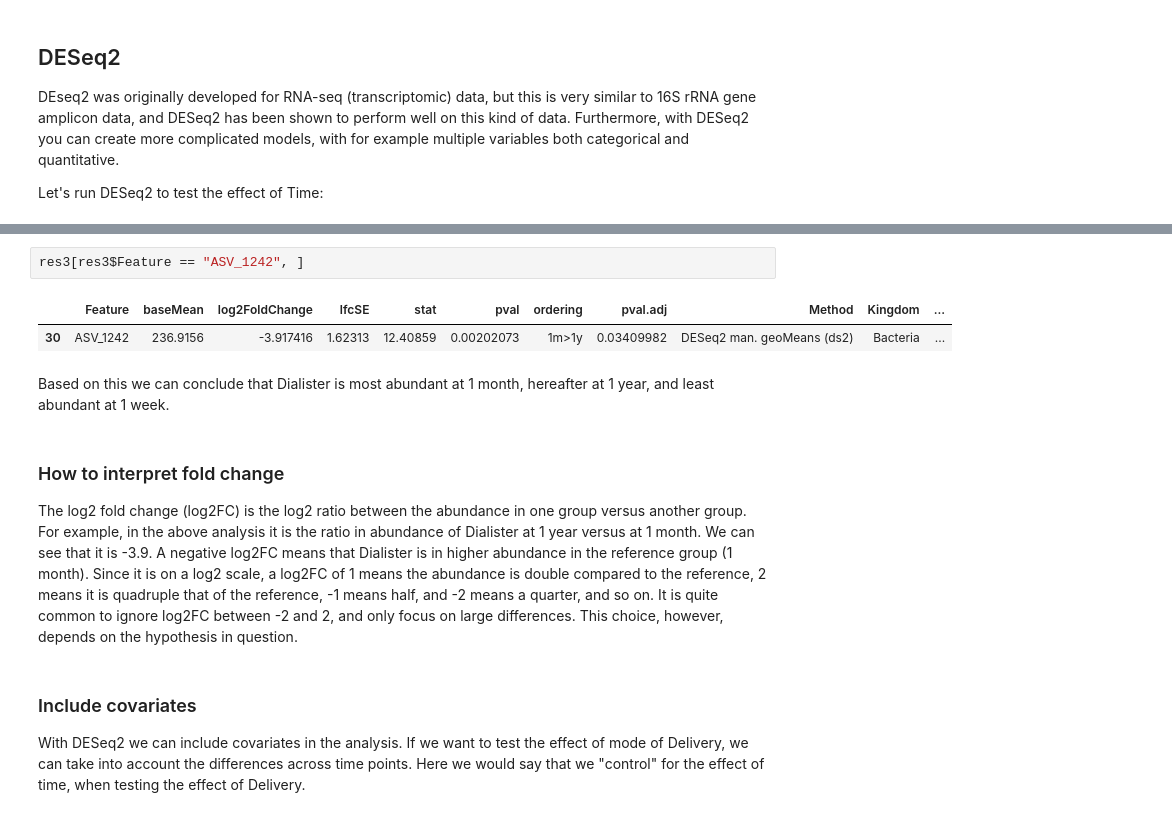
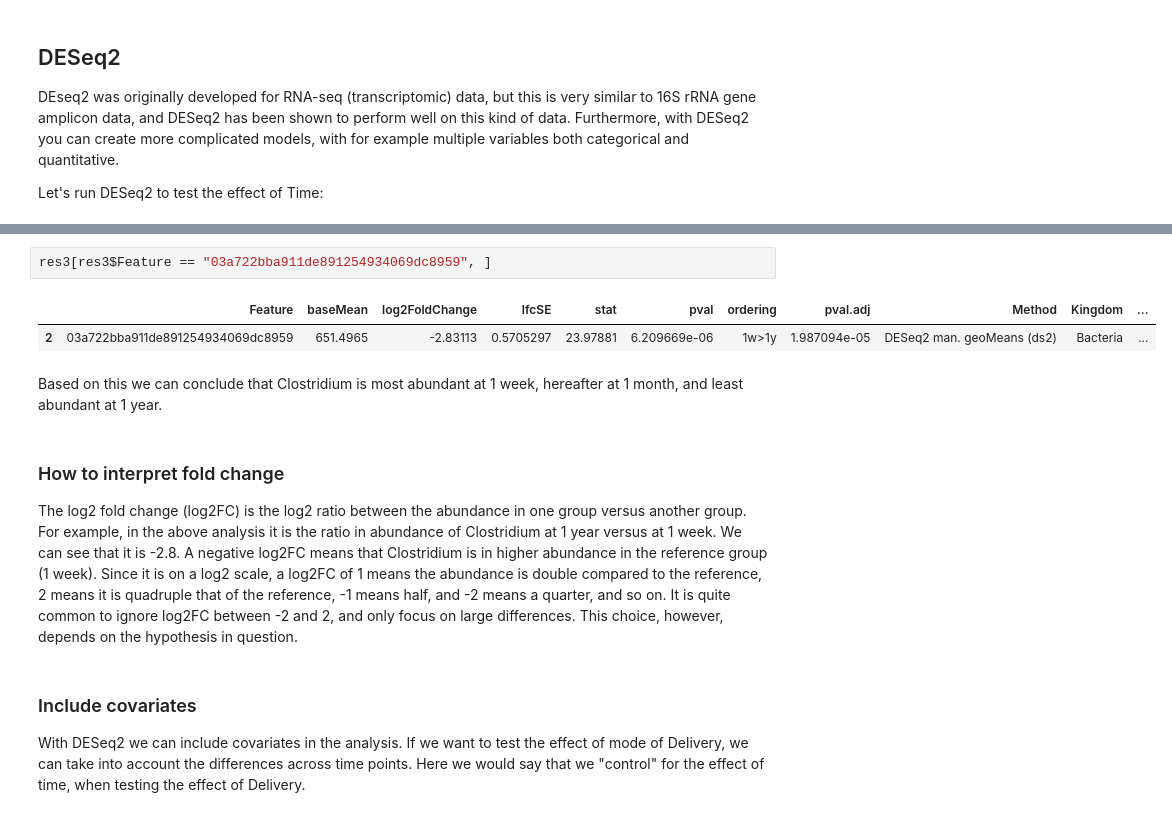
Before and after one commit to microUCPH/amplicon_data_analysis, a Jupyter notebook: ipynb/da.ipynb, the cells around one changed output, grey strips where cells are left out. Saved outputs shown, nothing was run; the diff lists cells and outputs as text.

```diff
--- a/ipynb/da.ipynb
+++ b/ipynb/da.ipynb
@@ -218,15 +239,15 @@ fitting model and testing
 estimating dispersions
 fitting model and testing
 # %%
-res3[res3$Feature == "ASV_1242", ]
+res3[res3$Feature == "03a722bba911de891254934069dc8959", ]
 # %% [output]
 |  | Feature | baseMean | log2FoldChange | lfcSE | stat | pval | ordering | pval.adj | Method | Kingdom | ... |
-| 30 | ASV_1242 | 236.9156 | -3.917416 | 1.62313 | 12.40859 | 0.00202073 | 1m>1y | 0.03409982 | DESeq2 man. geoMeans (ds2) | Bacteria | ... |
+| 2 | 03a722bba911de891254934069dc8959 | 651.4965 | -2.83113 | 0.5705297 | 23.97881 | 6.209669e-06 | 1w>1y | 1.987094e-05 | DESeq2 man. geoMeans (ds2) | Bacteria | ... |
 # %% [markdown]
-Based on this we can conclude that Dialister is most abundant at 1 month, hereafter at 1 year, and least abundant at 1 week.
+Based on this we can conclude that Clostridium is most abundant at 1 week, hereafter at 1 month, and least abundant at 1 year.
 # %% [markdown]
 ### How to interpret fold change
-The log2 fold change (log2FC) is the log2 ratio between the abundance in one group versus another group. For example, in the above analysis it is the ratio in abundance of Dialister at 1 year versus at 1 month. We can see that it is -3.9. A negative log2FC means that Dialister is in higher abundance in the reference group (1 month). Since it is on a log2 scale, a log2FC of 1 means the abundance is double compared to the reference, 2 means it is quadruple that of the reference, -1 means half, and -2 means a quarter, and so on. It is quite common to ignore log2FC between -2 and 2, and only focus on large differences. This choice, however, depends on the hypothesis in question.
+The log2 fold change (log2FC) is the log2 ratio between the abundance in one group versus another group. For example, in the above analysis it is the ratio in abundance of Clostridium at 1 year versus at 1 week. We can see that it is -2.8. A negative log2FC means that Clostridium is in higher abundance in the reference group (1 week). Since it is on a log2 scale, a log2FC of 1 means the abundance is double compared to the reference, 2 means it is quadruple that of the reference, -1 means half, and -2 means a quarter, and so on. It is quite common to ignore log2FC between -2 and 2, and only focus on large differences. This choice, however, depends on the hypothesis in question.
 # %% [markdown]
 ### Include covariates
 With DESeq2 we can include covariates in the analysis. If we want to test the effect of mode of Delivery, we can take into account the differences across time points. Here we would say that we "control" for the effect of time, when testing the effect of Delivery.
```
Also changed, not shown: parts of 28 cells of this notebook, 36 other files.
